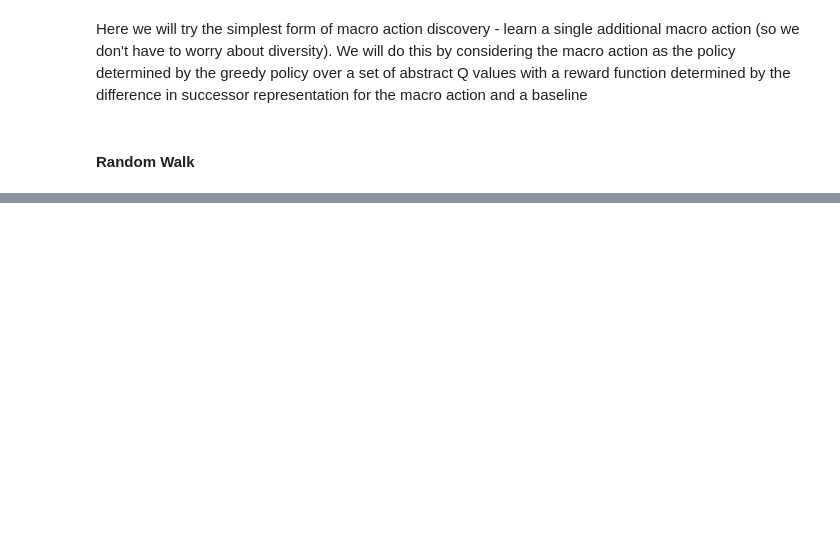
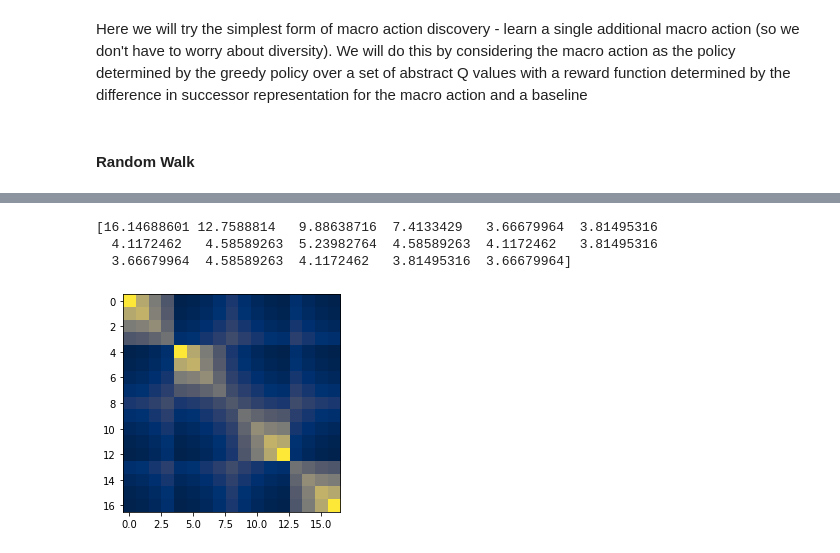
Before and after one commit to mjsargent/tabular_skip_SR, a Jupyter notebook: t-SR.ipynb, the cells around one changed output, grey strips where cells are left out. Saved outputs shown, nothing was run; the diff lists cells and outputs as text; code cells hidden in the pictures; blank space fills up the shorter version.

```diff
--- a/t-SR.ipynb
+++ b/t-SR.ipynb
@@ -327,0 +484,9 @@ print(Q_abstract_macro)
+# %%
+M_uniform = utils.compute_random_walk_SR(Ts, gamma = GAMMA)
+print(M_uniform[0, :])
+utils.plot_SR(M_uniform)
+# %% [output]
+[16.14688601 12.7588814   9.88638716  7.4133429   3.66679964  3.81495316
+  4.1172462   4.58589263  5.23982764  4.58589263  4.1172462   3.81495316
+  3.66679964  4.58589263  4.1172462   3.81495316  3.66679964]
+[figure, added]
```
Also changed, not shown: parts of 32 cells of this notebook, 3 other files.
